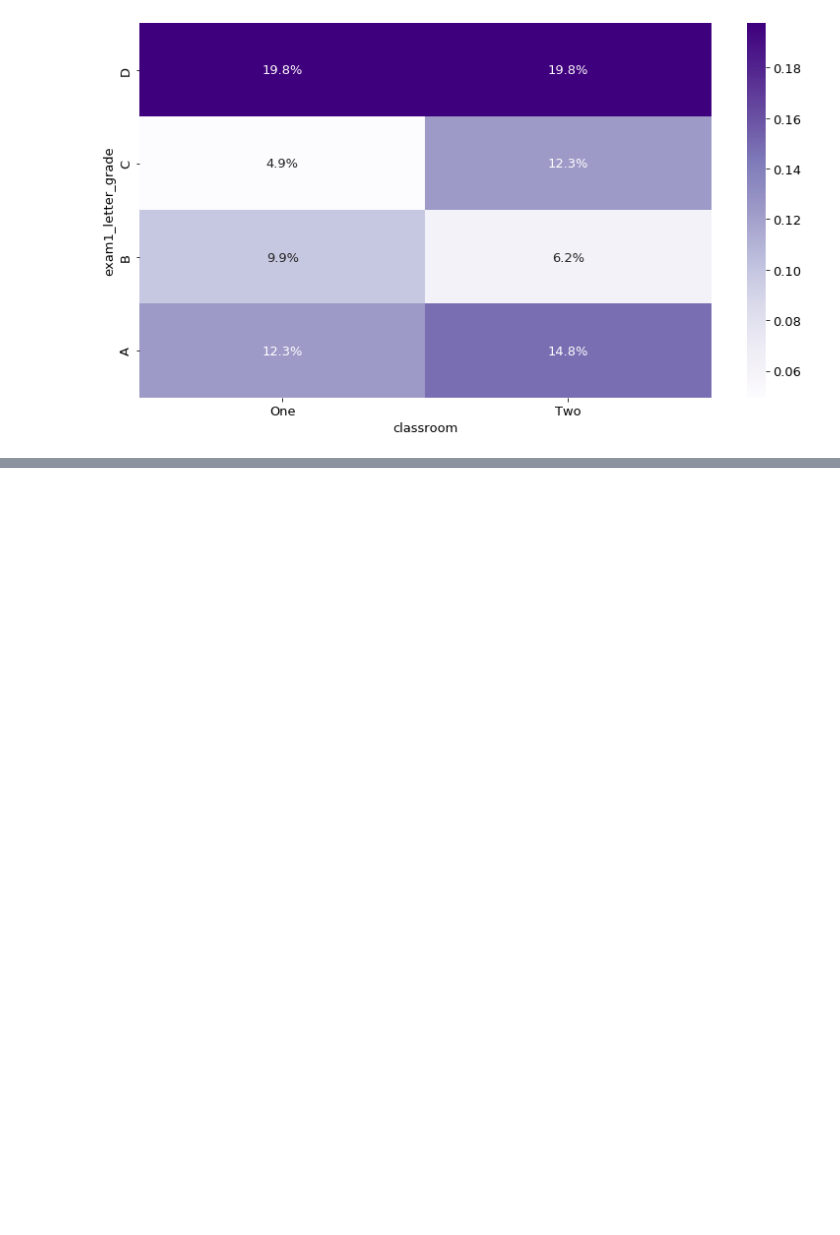
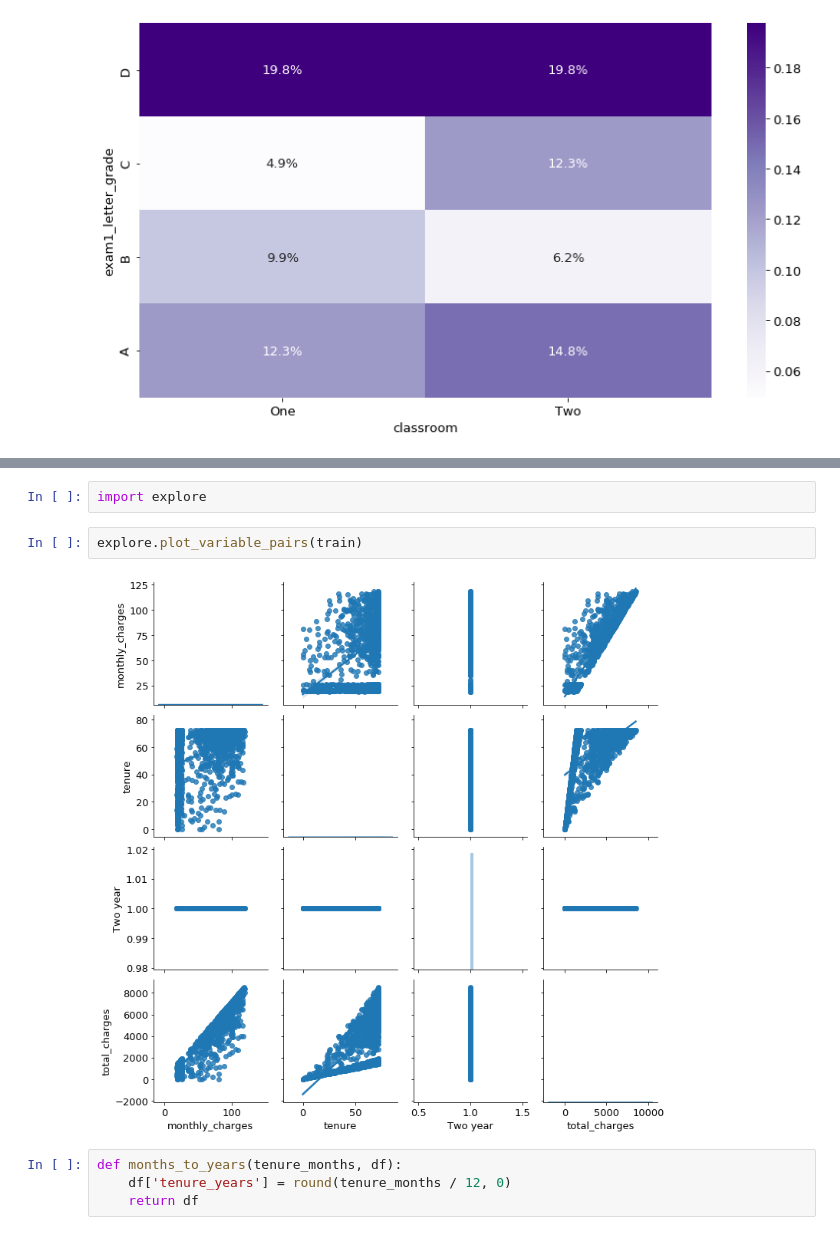
Before and after one commit to matt-c-knight/regression_exercises, a Jupyter notebook: explore.ipynb, the cells around one changed output, grey strips where cells are left out. Saved outputs shown, nothing was run; the diff lists cells and outputs as text; blank space fills up the shorter version.

```diff
--- a/explore.ipynb
+++ b/explore.ipynb
@@ -235,0 +277,10 @@ sns.heatmap(ctab, cmap='Purples', annot=True, fmt='.1%')
+# %%
+import explore
+# %%
+explore.plot_variable_pairs(train)
+# %% [output]
+[figure, added]
+# %%
+def months_to_years(tenure_months, df):
+    df['tenure_years'] = round(tenure_months / 12, 0)
+    return df
```
Also changed, not shown: parts of 15 cells of this notebook.
